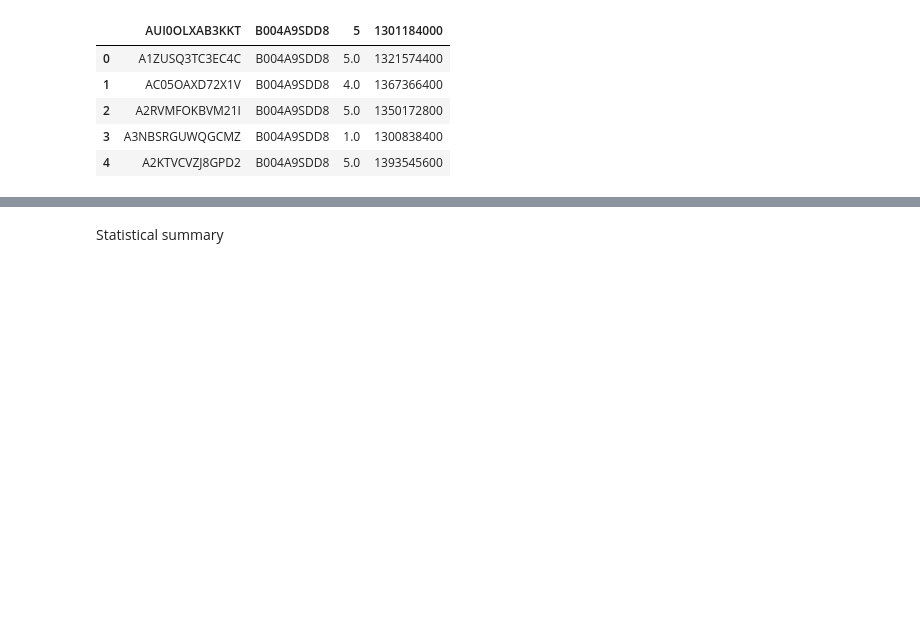
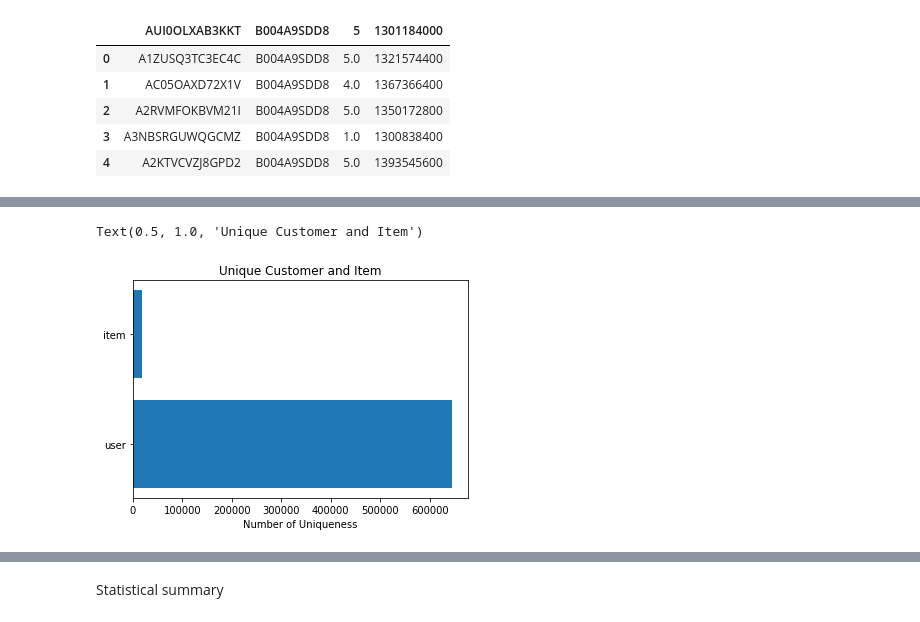
Before and after one commit to sheikhhanif/Recommender-System, a Jupyter notebook: app_recommender.ipynb, the cells around one changed output, grey strips where cells are left out. Saved outputs shown, nothing was run; the diff lists cells and outputs as text; code cells hidden in the pictures; blank space fills up the shorter version.

```diff
--- a/app_recommender.ipynb
+++ b/app_recommender.ipynb
@@ -50,0 +59,3 @@ dataset.columns = ['user_id', 'item_id', 'rating', 'timestamp' ]
+# %%
+# Filling missing values with mean
+dataset['rating'].fillna(dataset['rating'].mean(), inplace=True)
@@ -50,0 +88,13 @@ dataset.columns = ['user_id', 'item_id', 'rating', 'timestamp' ]
+# %%
+# As we can see we have 643951 unique user and 18306 unique item. Which means a single custer has rated multiple product.
+# Which is key idea we need build our
+# recommender system.
+
+# Now let's visualize it
+lev = ['user', 'item']
+plt.barh(lev, uniq)
+plt.xlabel('Number of Uniqueness')
+plt.title('Unique Customer and Item')
+# %% [output]
+Text(0.5, 1.0, 'Unique Customer and Item')
+[figure, added]
```
Also changed, not shown: parts of 24 cells of this notebook.
